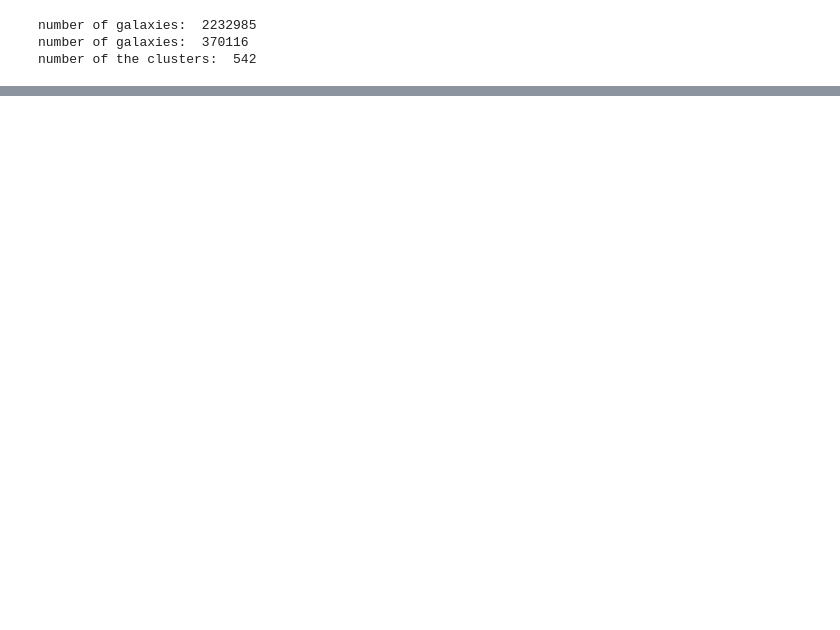
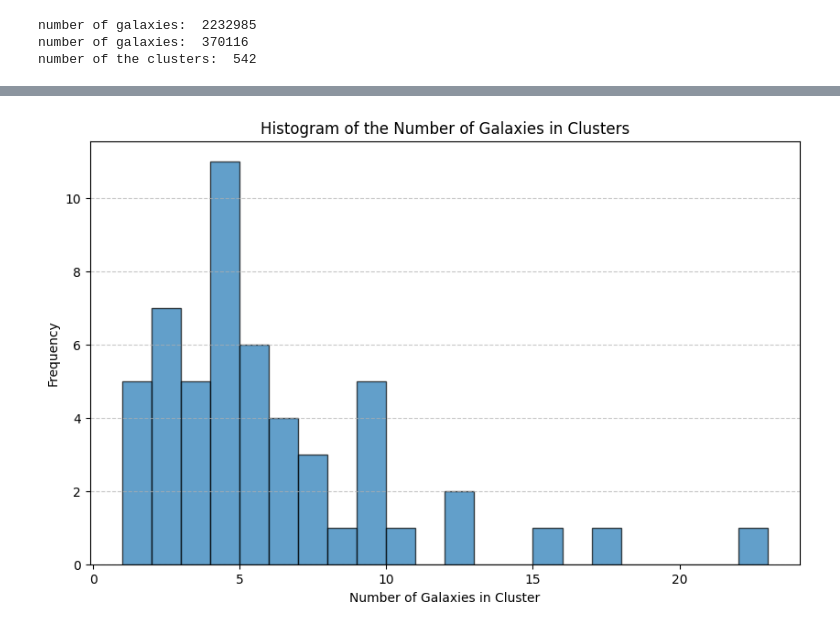
Before and after one commit to Safiye-Teymourzadeh/driver, a Jupyter notebook: erosita_DR1/test_of_matching.ipynb, the cells around one changed output, grey strips where cells are left out. Drawn from its saved outputs; the diff is of its cells as text; code cells hidden in the pictures; blank space fills up the shorter version.

```diff
--- a/erosita_DR1/test_of_matching.ipynb
+++ b/erosita_DR1/test_of_matching.ipynb
@@ -291,3 +334,13 @@ Number of clusters with only one galaxy: 8
+# %%
+plt.figure(figsize=(10, 6))
+plt.hist(cluster_galaxies['num_galaxies'], bins=range(1, cluster_galaxies['num_galaxies'].max() + 1), edgecolor='black', alpha=0.7)
+plt.xlabel('Number of Galaxies in Cluster')
+plt.ylabel('Frequency')
+plt.title('Histogram of the Number of Galaxies in Clusters')
+plt.grid(True, axis='y', linestyle='--', alpha=0.7)
+plt.show()
+# %% [output]
+[figure, added]
 # %%
 # Calculate the total number of galaxies within clusters
 total_galaxies = cluster_galaxies['num_galaxies'].sum()
```
Also changed, not shown: parts of 19 cells of this notebook, 6 other files.
